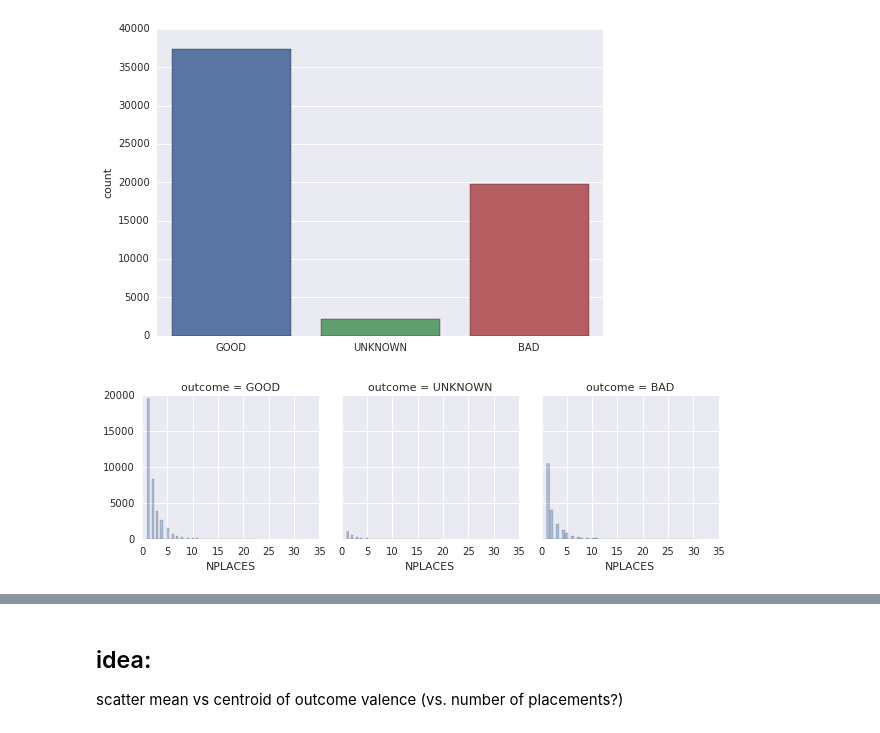
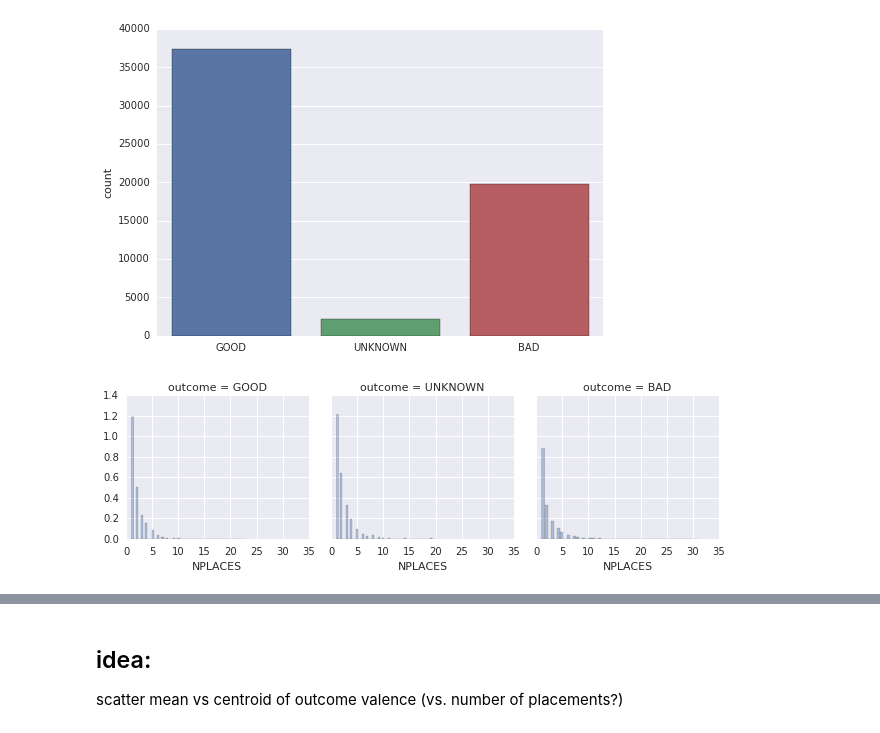
Before and after one commit to rachelauryn/FosterCareMobility, a Jupyter notebook: python/aec.ipynb, the cells around one changed output, grey strips where cells are left out. Saved outputs shown, nothing was run; the diff lists cells and outputs as text; code cells hidden in the pictures.

Commit message:
histogram by outcome in python notebook

```diff
--- a/python/aec.ipynb
+++ b/python/aec.ipynb
@@ -6,7 +6,7 @@ import matplotlib.pyplot as plt
 import seaborn as sns
 import libvictor as lv
 # %%
-data_dir= '../../data/aec/'
+data_dir= '../../../data/aec/'
 # %%
 spells = pd.read_csv(os.path.join(data_dir, 'spell_clean.csv'))
 merged = pd.read_csv(os.path.join(data_dir, 'CYF Merged.csv'))
@@ -113,10 +89,10 @@ spells['outcome'] = outcomes
 # %%
 # sns.countplot(x = 'NPLACES', hue = 'outcome', data=spells)
 nplaces_pmf_good = lv.get_pmf(spells[spells.outcome=='GOOD'].NPLACES)
 nplaces_pmf_bad = lv.get_pmf(spells[spells.outcome=='BAD'].NPLACES)
 # sns.barplot(nplaces_pmf_good.index, nplaces_pmf_good)
 g = sns.FacetGrid(spells, col='outcome')
-g.map(sns.distplot, 'NPLACES', kde=False);
+g.map(sns.distplot, 'NPLACES', kde=False, norm_hist=True);
 # %% [output]
-[figure, old version]
+[figure, new version]
 # %% [markdown]
```
Also changed, not shown: parts of 2 cells of this notebook.
